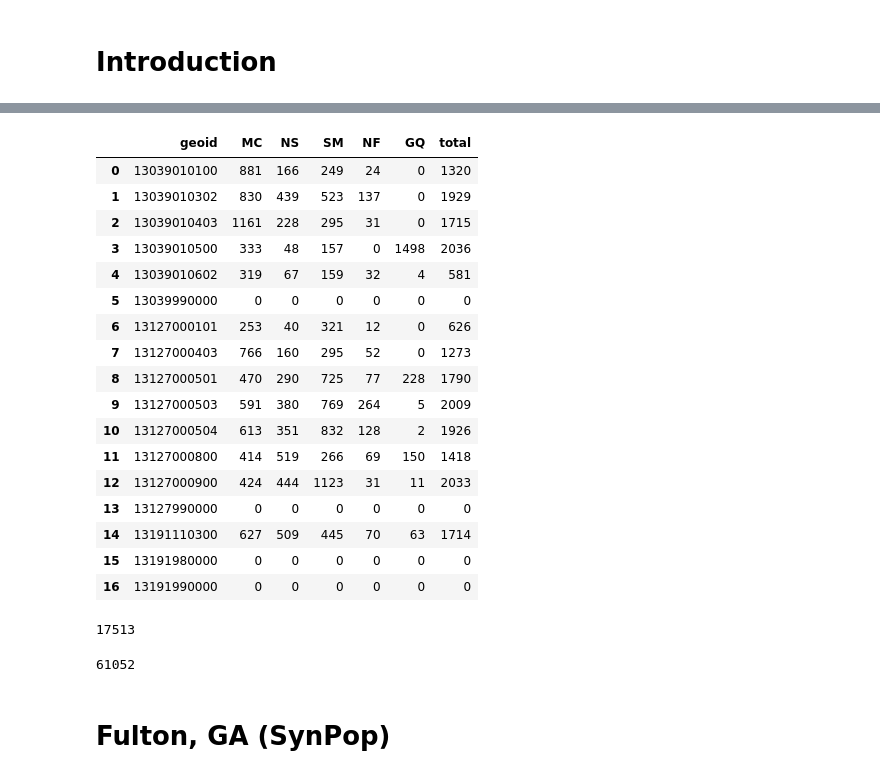
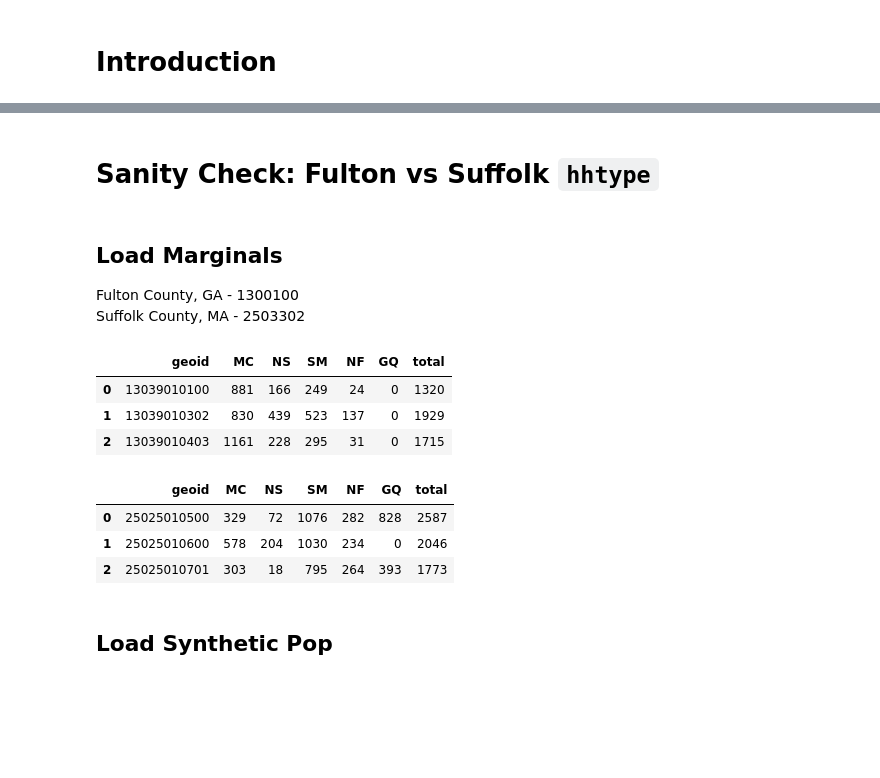
Before and after one commit to nicholas-ko-zy/us-synth-pop, a Jupyter notebook: synthpop/eda.ipynb, the cells around one changed output, grey strips where cells are left out. Saved outputs shown, nothing was run; the diff lists cells and outputs as text; code cells hidden in the pictures; blank space fills up the shorter version.

```diff
--- a/synthpop/eda.ipynb
+++ b/synthpop/eda.ipynb
@@ -10,43 +12,33 @@ Matplotlib is building the font cache; this may take a moment.
+# %% [markdown]
+# Sanity Check: Fulton vs Suffolk `hhtype`
+# %% [markdown]
+## Load Marginals
+
+Fulton County, GA - 1300100 <br>
+Suffolk County, MA - 2503302
 # %%
+# Fulton County, GA
+# Run this block to get the 'total column needed for plotting'
 # Get the tract_hh_pops -> from marginals[1]
-# and blkgp_hh_pops of Fulton County, Georgia
 tract_hhtype_1300100 = pd.read_csv("synthpop_data/acs_marginals/1300100/tract_hhtype.csv")
-tract_hhtype_1300100.head()
 # Row sum of the first row (index 0)
 tract_hhtype_1300100['total'] = tract_hhtype_1300100.drop('geoid', axis=1).sum(axis=1)
-tract_hhtype_1300100
+tract_hhtype_1300100.head(3)
 # %% [output]
 |  | geoid | MC | NS | SM | NF | GQ | total |
 | 0 | 13039010100 | 881 | 166 | 249 | 24 | 0 | 1320 |
 | 1 | 13039010302 | 830 | 439 | 523 | 137 | 0 | 1929 |
 | 2 | 13039010403 | 1161 | 228 | 295 | 31 | 0 | 1715 |
-| 3 | 13039010500 | 333 | 48 | 157 | 0 | 1498 | 2036 |
-| 4 | 13039010602 | 319 | 67 | 159 | 32 | 4 | 581 |
-| 5 | 13039990000 | 0 | 0 | 0 | 0 | 0 | 0 |
-| 6 | 13127000101 | 253 | 40 | 321 | 12 | 0 | 626 |
-| 7 | 13127000403 | 766 | 160 | 295 | 52 | 0 | 1273 |
-| 8 | 13127000501 | 470 | 290 | 725 | 77 | 228 | 1790 |
-| 9 | 13127000503 | 591 | 380 | 769 | 264 | 5 | 2009 |
-| 10 | 13127000504 | 613 | 351 | 832 | 128 | 2 | 1926 |
-| 11 | 13127000800 | 414 | 519 | 266 | 69 | 150 | 1418 |
-| 12 | 13127000900 | 424 | 444 | 1123 | 31 | 11 | 2033 |
-| 13 | 13127990000 | 0 | 0 | 0 | 0 | 0 | 0 |
-| 14 | 13191110300 | 627 | 509 | 445 | 70 | 63 | 1714 |
-| 15 | 13191980000 | 0 | 0 | 0 | 0 | 0 | 0 |
-| 16 | 13191990000 | 0 | 0 | 0 | 0 | 0 | 0 |
 # %%
-blkgp_tenur_hhsiz_1300100 = pd.read_csv("synthpop_data/acs_marginals/1300100/blkgp_tenur_hhsiz.csv")
-blkgp_tenur_hhsiz_1300100['total'] = blkgp_tenur_hhsiz_1300100.drop('geoid', axis=1).sum(axis=1)
-blkgp_tenur_hhsiz_1300100.head(2)
-sum(blkgp_tenur_hhsiz_1300100['total'])
+#  Sulffok County, MA
+tract_hhtype_2503302 = pd.read_csv("synthpop_data/acs_marginals/2503302/tract_hhtype.csv")
+tract_hhtype_2503302['total'] = tract_hhtype_2503302.drop('geoid', axis=1).sum(axis=1)
+tract_hhtype_2503302.head(3)
 # %% [output]
-17513
+|  | geoid | MC | NS | SM | NF | GQ | total |
+| 0 | 25025010500 | 329 | 72 | 1076 | 282 | 828 | 2587 |
+| 1 | 25025010600 | 578 | 204 | 1030 | 234 | 0 | 2046 |
+| 2 | 25025010701 | 303 | 18 | 795 | 264 | 393 | 1773 |
-# %%
-tract_hhtype_2503302 = pd.read_csv("synthpop_data/acs_marginals/2503302/tract_hhtype.csv")
-tract_hhtype_2503302['total'] = tract_hhtype_2503302.drop('geoid', axis=1).sum(axis=1)
-sum(tract_hhtype_2503302['total'])
-# %% [output]
-61052
-# %% [markdown]
-# Fulton, GA (SynPop)
+# %% [markdown]
+## Load Synthetic Pop
 # %%
```
Also changed, not shown: parts of 34 cells of this notebook.
